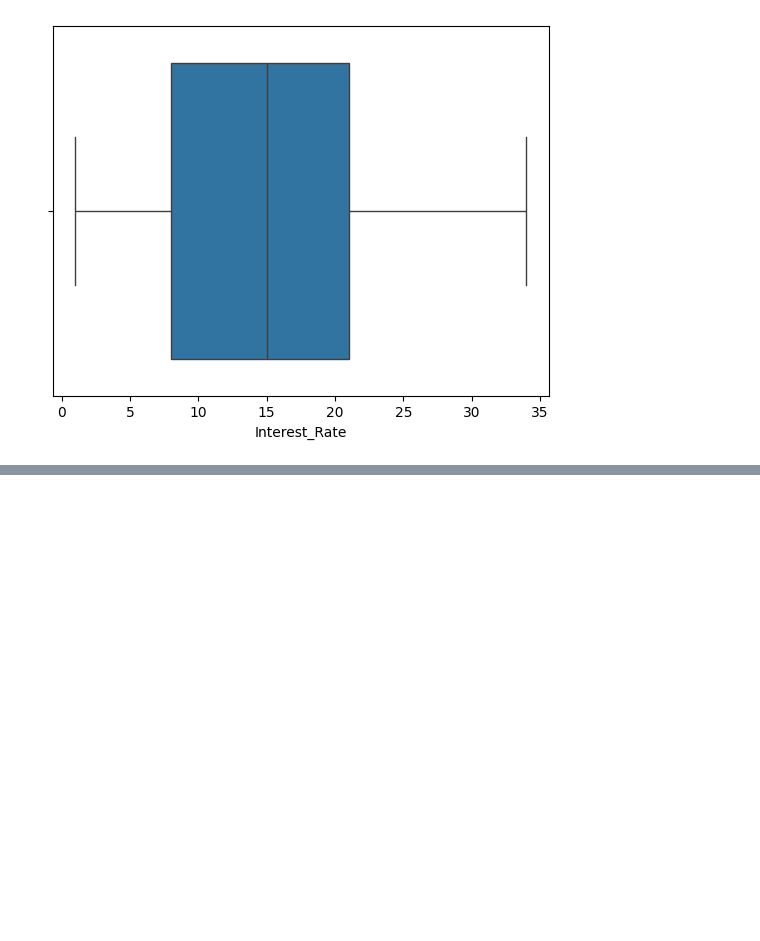
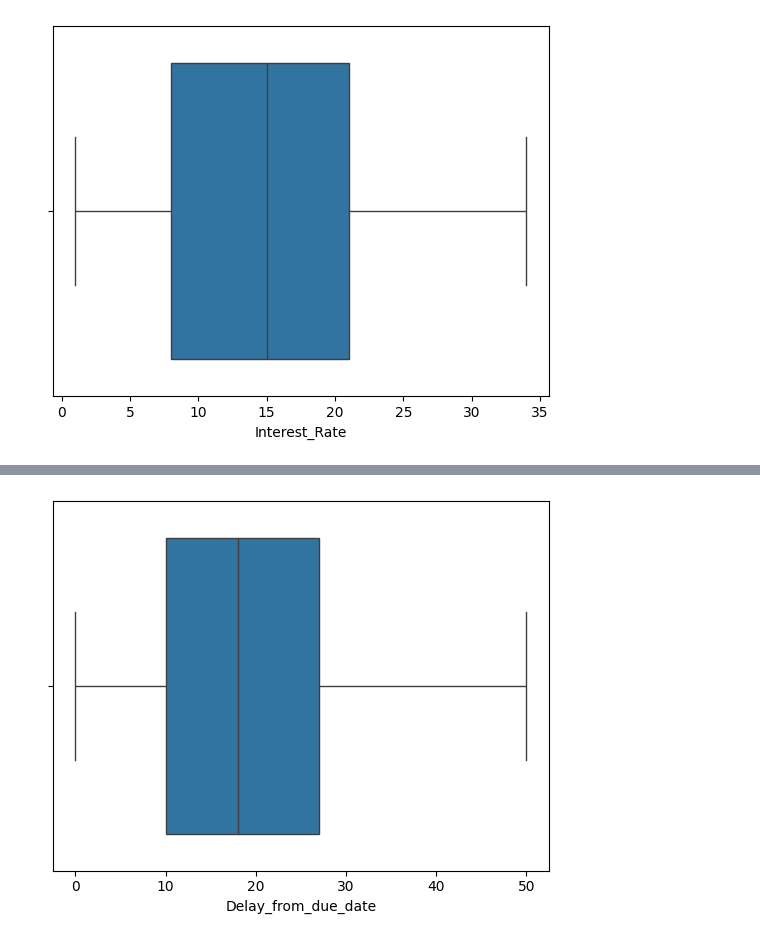
Before and after one commit to wessware/Credit_Risk_Analysis, a Jupyter notebook: credit_score_1.ipynb, the cells around one changed output, grey strips where cells are left out. Cells and saved outputs as stored; diff of their text form; code cells hidden in the pictures; blank space fills up the shorter version.

```diff
--- a/credit_score_1.ipynb
+++ b/credit_score_1.ipynb
@@ -590,0 +598,11 @@ plt.show()
+# %%
+#We limit due date from 0 to 50 days.
+
+df = df[df['Delay_from_due_date'].between(0, 50)]
+# %%
+#On inspection, we can see that the outliers are no more and the data skews to the left.
+
+sns.boxplot(x=df['Delay_from_due_date'])
+plt.show()
+# %% [output]
+[figure, added]
```
Also changed, not shown: parts of 12 cells of this notebook.
